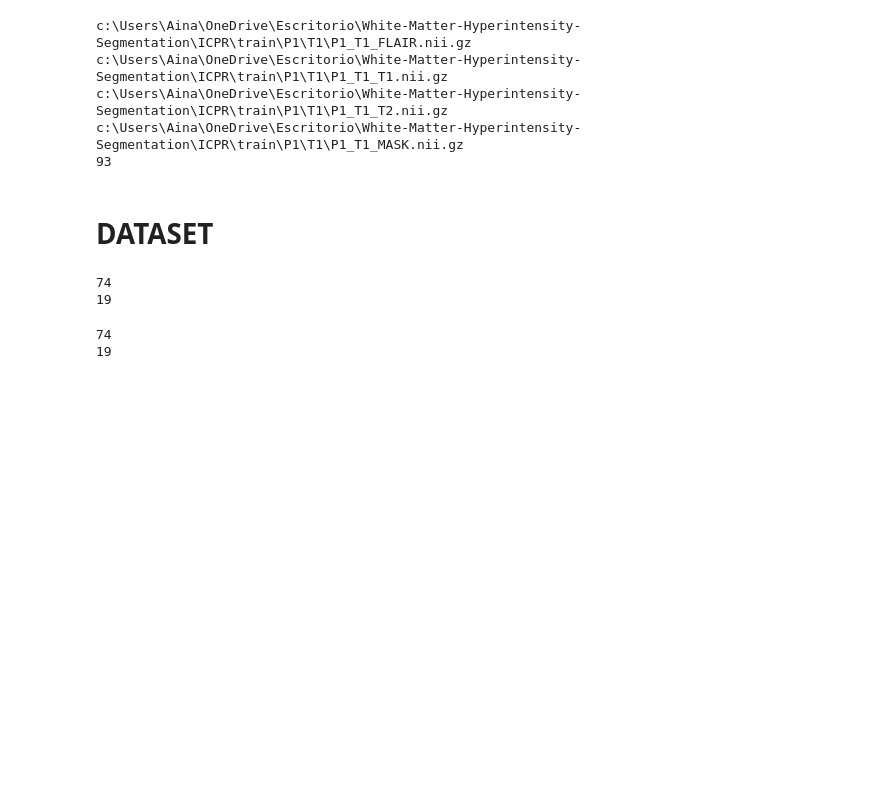
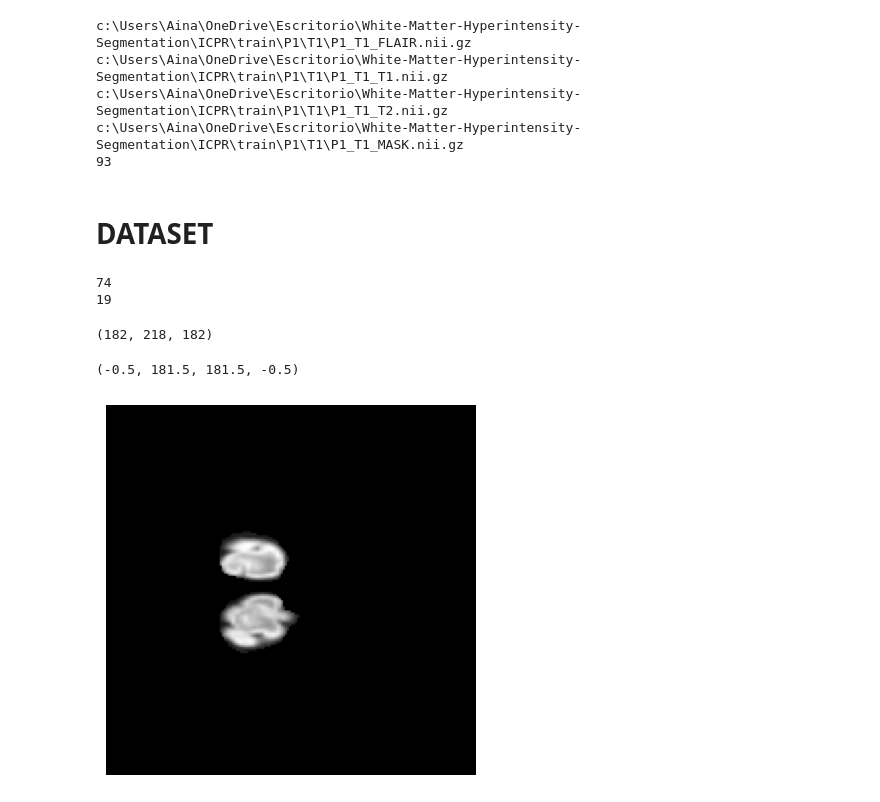
Before and after one commit to AinaT9/White-Matter-Hyperintensity-Segmentation, a Jupyter notebook: 3D/ICPREntrenamiento3DUNET.ipynb, the cells around one changed output. Drawn from its saved outputs; the diff is of its cells as text; code cells hidden in the pictures; blank space fills up the shorter version.

```diff
--- a/3D/ICPREntrenamiento3DUNET.ipynb
+++ b/3D/ICPREntrenamiento3DUNET.ipynb
@@ -65,9 +63,14 @@ print(len(val.get('pathsFLAIR')))
 # %% [output]
 74
 19
-# %%
-print(len(train_data.images))
-print(len(val_data.images))
-# %% [output]
-74
-19
+# %%
+flair = nib.load(os.path.join(TRAINING_PATH, "P47", "T1", "P47_T1_FLAIR.nii.gz"))
+flair_im= flair.get_fdata()
+#flair_im = flair_im[39:-39,41:-41,39:-39]
+print(flair_im.shape)
+plt.imshow(flair_im[:,25, :], cmap='gray')
+plt.axis('off')
+# %% [output]
+(182, 218, 182)
+(-0.5, 181.5, 181.5, -0.5)
+[figure, added]
```
Also changed, not shown: parts of 21 cells of this notebook, 3 other files.
